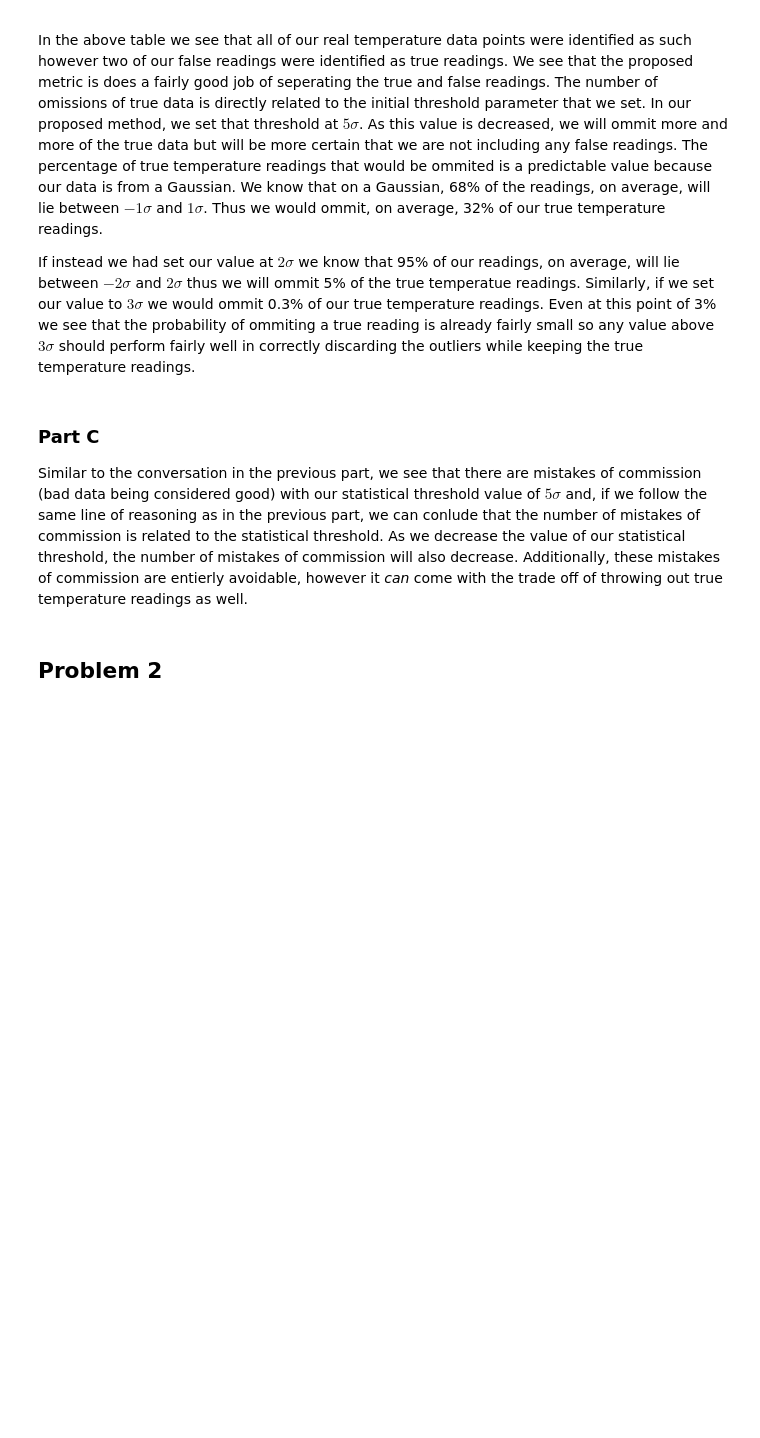
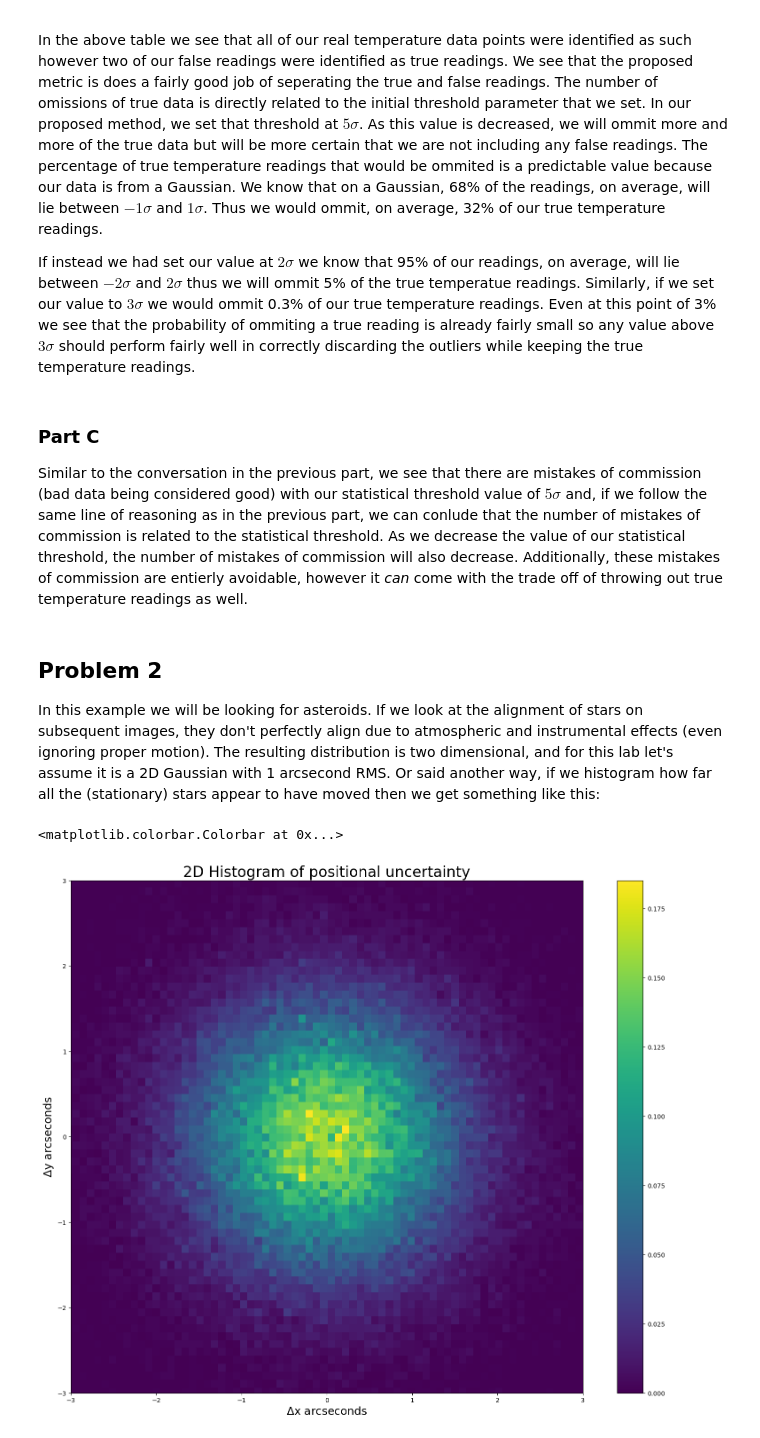
Before and after one commit to williamdolsen/phys434-21au, a Jupyter notebook: labs/lab3/lab3.ipynb, the cells around one changed output. Drawn from its saved outputs; the diff is of its cells as text; code cells hidden in the pictures; blank space fills up the shorter version.

```diff
--- a/labs/lab3/lab3.ipynb
+++ b/labs/lab3/lab3.ipynb
@@ -159,3 +159,20 @@ If instead we had set our value at $2\sigma$ we know that 95% of our readings, o
 Similar to the conversation in the previous part, we see that there are mistakes of commission (bad data being considered good) with our statistical threshold value of $5\sigma$ and, if we follow the same line of reasoning as in the previous part, we can conlude that the number of mistakes of commission is related to the statistical threshold.  As we decrease the value of our statistical threshold, the number of mistakes of commission will also decrease.  Additionally, these mistakes of commission are entierly avoidable, however it _can_ come with the trade off of throwing out true temperature readings as well.
 # %% [markdown]
 ## Problem 2
+
+In this example we will be looking for asteroids. If we look at the alignment of stars on subsequent images, they don't perfectly align due to atmospheric and instrumental effects (even ignoring proper motion). The resulting distribution is two dimensional, and for this lab let's assume it is a 2D Gaussian with 1 arcsecond RMS. Or said another way, if we histogram how far all the (stationary) stars appear to have moved then we get something like this:
+# %%
+a = np.vstack((stats.norm.rvs( scale = 1, size = 100000), stats.norm.rvs( scale = 1, size = 100000)))
+a.shape
+fig, ax = plt.subplots(1, 1)
+h = ax.hist2d(a[0,:],a[1,:],bins=100, density=True);
+ax.set_aspect('equal', 'box')
+plt.xlim([-3 , 3])
+plt.ylim([-3 , 3])
+plt.title("2D Histogram of positional uncertainty", fontsize = 24)
+plt.ylabel("$\Delta$y arcseconds", fontsize = 18)
+plt.xlabel("$\Delta$x arcseconds", fontsize = 18)
+plt.colorbar(h[3], ax=ax)
+# %% [output]
+<matplotlib.colorbar.Colorbar at 0x...>
+[figure, added]
```
Also changed, not shown: parts of 1 cell of this notebook.
